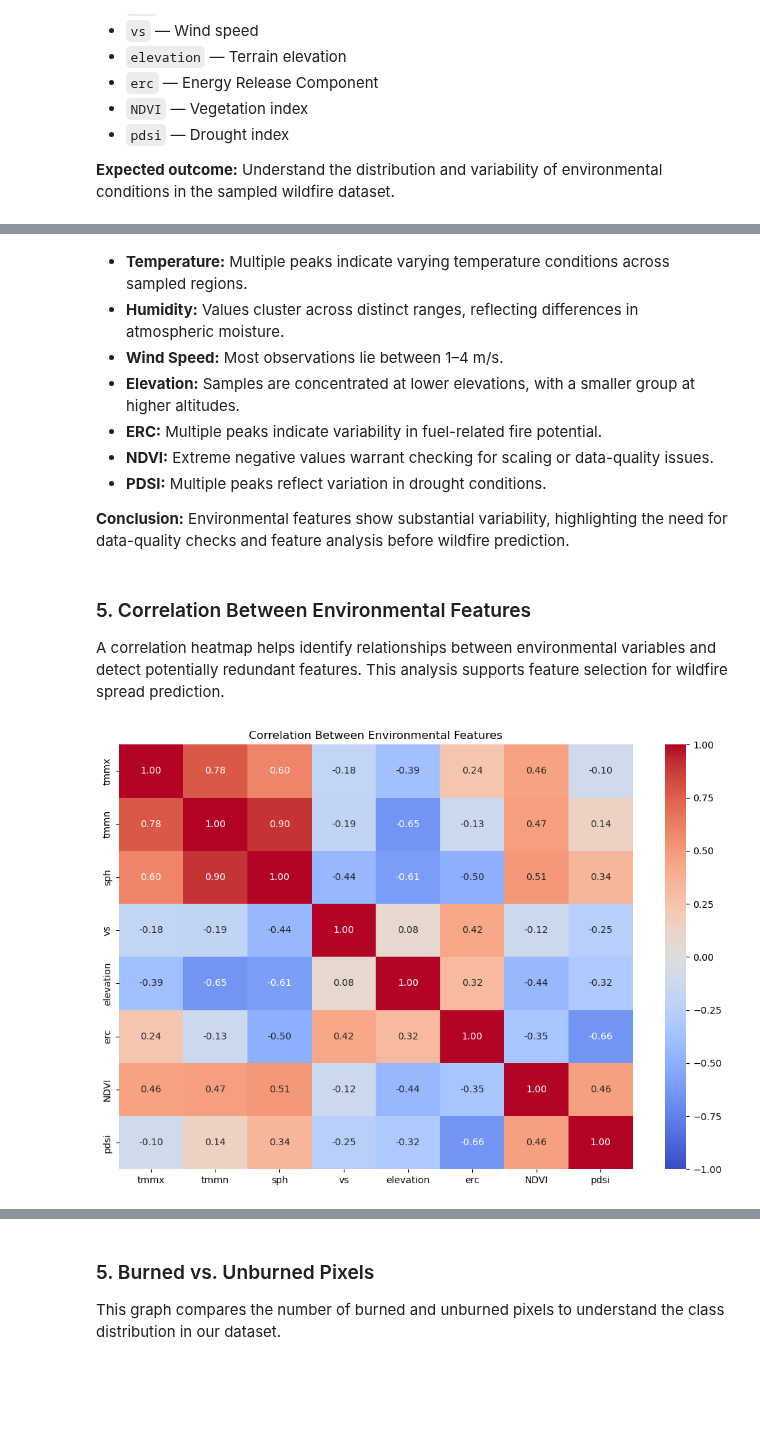
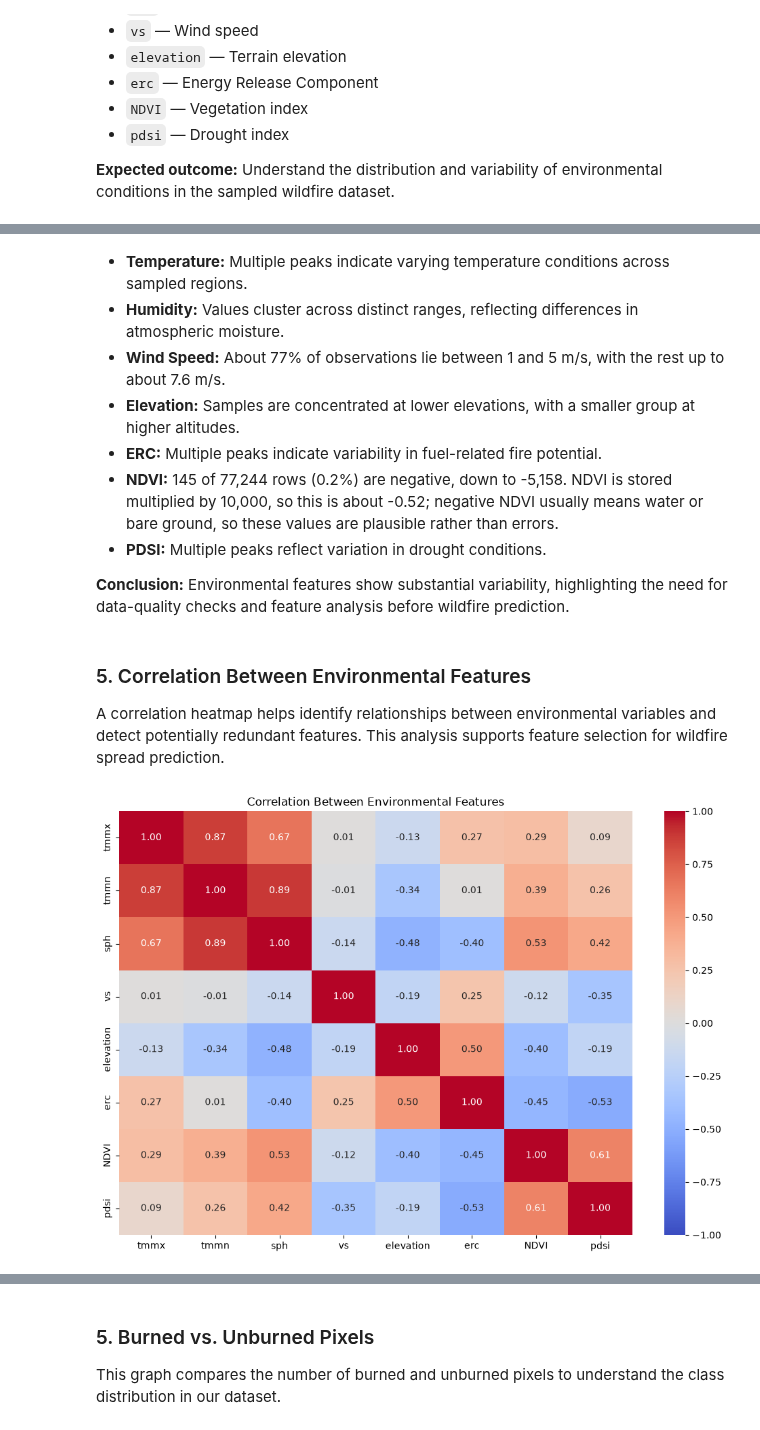
Before and after one commit to connectwithvanshika/TensorTitans_SectionC, a Jupyter notebook: notebooks/02_eda_and_data_quality.ipynb, the cells around one changed output, grey strips where cells are left out. Drawn from its saved outputs; the diff is of its cells as text; code cells hidden in the pictures; blank space fills up the shorter version.

```diff
--- a/notebooks/02_eda_and_data_quality.ipynb
+++ b/notebooks/02_eda_and_data_quality.ipynb
@@ -31,17 +31,17 @@ sys.path.append("..")
 
 import src.data_loader as dl
 
-# Create a folder to save graphs
 os.makedirs("../results/figures", exist_ok=True)
+os.makedirs("../results/metrics", exist_ok=True)
 
-# Load a sample of wildfire data
 tabular_df = dl.extract_split_tabular(
     "train",
-    max_patches=15,
+    max_patches=30,
     sample_negatives_ratio=10.0
 )
 
 print("Dataset shape:", tabular_df.shape)
+print("Missing values in the 11 input features:", tabular_df[dl.FEATURE_NAMES].isna().sum().sum())
 print("\nFirst five rows:")
 display(tabular_df.head())
 # %% [output]
@@ -160,10 +159,10 @@ for feature in features:
 # %% [markdown]
 - **Temperature:** Multiple peaks indicate varying temperature conditions across sampled regions.
 - **Humidity:** Values cluster across distinct ranges, reflecting differences in atmospheric moisture.
-- **Wind Speed:** Most observations lie between 1–4 m/s.
+- **Wind Speed:** About 77% of observations lie between 1 and 5 m/s, with the rest up to about 7.6 m/s.
 - **Elevation:** Samples are concentrated at lower elevations, with a smaller group at higher altitudes.
 - **ERC:** Multiple peaks indicate variability in fuel-related fire potential.
-- **NDVI:** Extreme negative values warrant checking for scaling or data-quality issues.
+- **NDVI:** 145 of 77,244 rows (0.2%) are negative, down to -5,158. NDVI is stored multiplied by 10,000, so this is about -0.52; negative NDVI usually means water or bare ground, so these values are plausible rather than errors.
 - **PDSI:** Multiple peaks reflect variation in drought conditions.
 
 **Conclusion:** Environmental features show substantial variability, highlighting the need for data-quality checks and feature analysis before wildfire prediction.
@@ -177,27 +176,28 @@ os.makedirs(fig_dir, exist_ok=True)
 # %%
 features = [
     "tmmx", "tmmn", "sph", "vs",
     "elevation", "erc", "NDVI", "pdsi"
 ]
 
 plt.figure(figsize=(10, 7))
 
 correlation = tabular_df[features].corr()
+correlation.round(3).to_csv("../results/metrics/feature_correlation_matrix.csv")
 
 sns.heatmap(
     correlation,
     annot=True,
     cmap="coolwarm",
     fmt=".2f",
     vmin=-1,
     vmax=1
 )
 
 plt.title("Correlation Between Environmental Features")
 plt.tight_layout()
 plt.savefig(os.path.join(fig_dir, "correlation_heatmap.png"), dpi=250)
 plt.show()
 plt.close()
 # %% [output]
-[figure, old version]
+[figure, new version]
 # %% [markdown]
```
Also changed, not shown: parts of 13 cells of this notebook, 52 other files.
